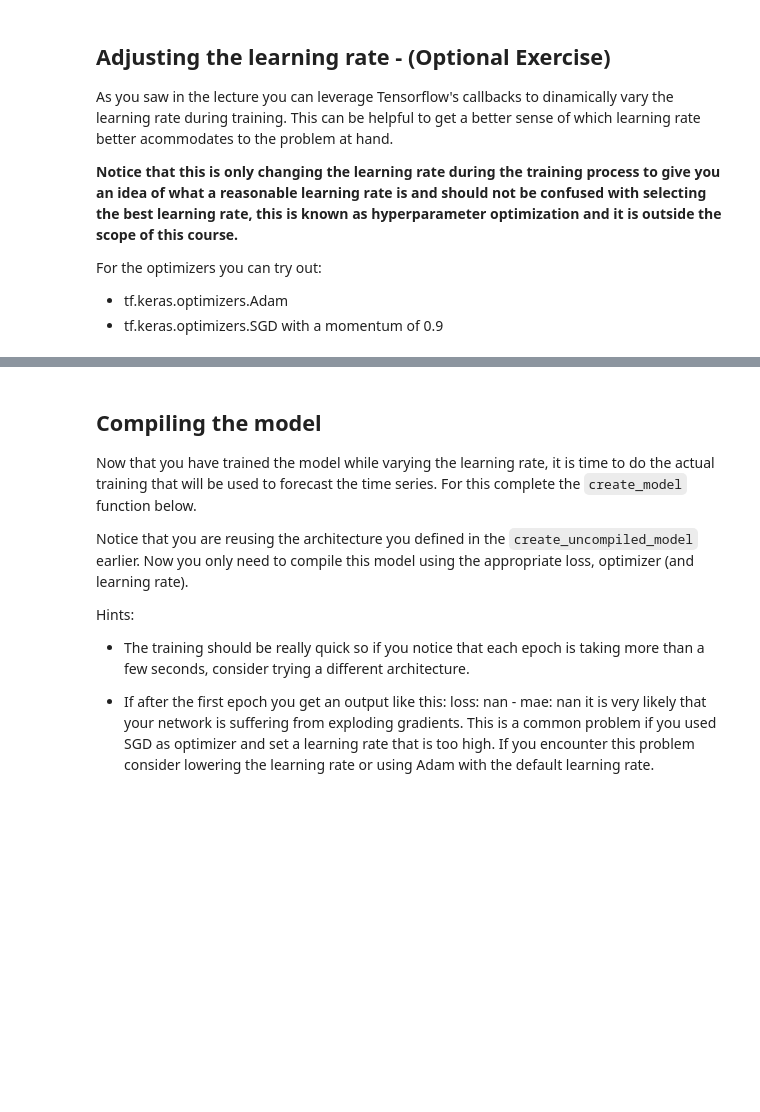
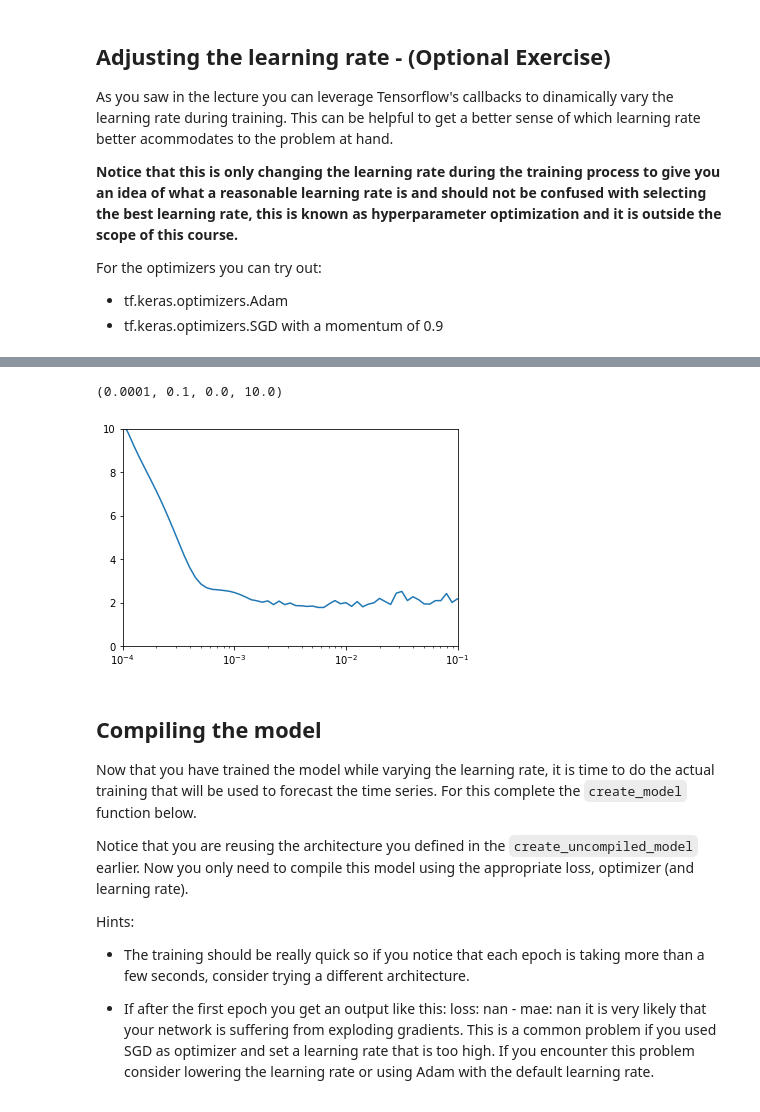
Before and after one commit to mnabu55/DeepLearningAI_TensorFlow_Developer_Certificate, a Jupyter notebook: C4/W4/assignment/C4W4_Assignment.ipynb, the cells around one changed output, grey strips where cells are left out. Drawn from its saved outputs; the diff is of its cells as text; code cells hidden in the pictures; blank space fills up the shorter version.

```diff
--- a/C4/W4/assignment/C4W4_Assignment.ipynb
+++ b/C4/W4/assignment/C4W4_Assignment.ipynb
@@ -147,12 +149,12 @@ def create_uncompiled_model():
     ### START CODE HERE
 
     model = tf.keras.models.Sequential([
-        tf.keras.layers.Conv1D(filters=128, kernel_size=3,
+        tf.keras.layers.Conv1D(filters=182, kernel_size=9,
                       strides=1, padding="causal",
                       activation="relu",
                       input_shape=[G.WINDOW_SIZE, 1]),
-        tf.keras.layers.LSTM(64, return_sequences=True),
-        tf.keras.layers.LSTM(64),
+        tf.keras.layers.Bidirectional(tf.keras.layers.LSTM(64, return_sequences=True, dropout=0.2)),
+        tf.keras.layers.Bidirectional(tf.keras.layers.LSTM(64, dropout=0.2)),
         tf.keras.layers.Dense(1)
     ])
 
@@ -208,6 +230,9 @@ lr_history = adjust_learning_rate(train_set)
 # %%
 plt.semilogx(lr_history.history["lr"], lr_history.history["loss"])
-plt.axis([1e-4, 1e-2, 0, 15])
+plt.axis([1e-4, 1e-1, 0, 10])
+# %% [output]
+(0.0001, 0.1, 0.0, 10.0)
+[figure, added]
 # %% [markdown]
 ## Compiling the model
 Now that you have trained the model while varying the learning rate, it is time to do the actual training that will be used to forecast the time series. For this complete the `create_model` function below.
```
Also changed, not shown: parts of 9 cells of this notebook.
